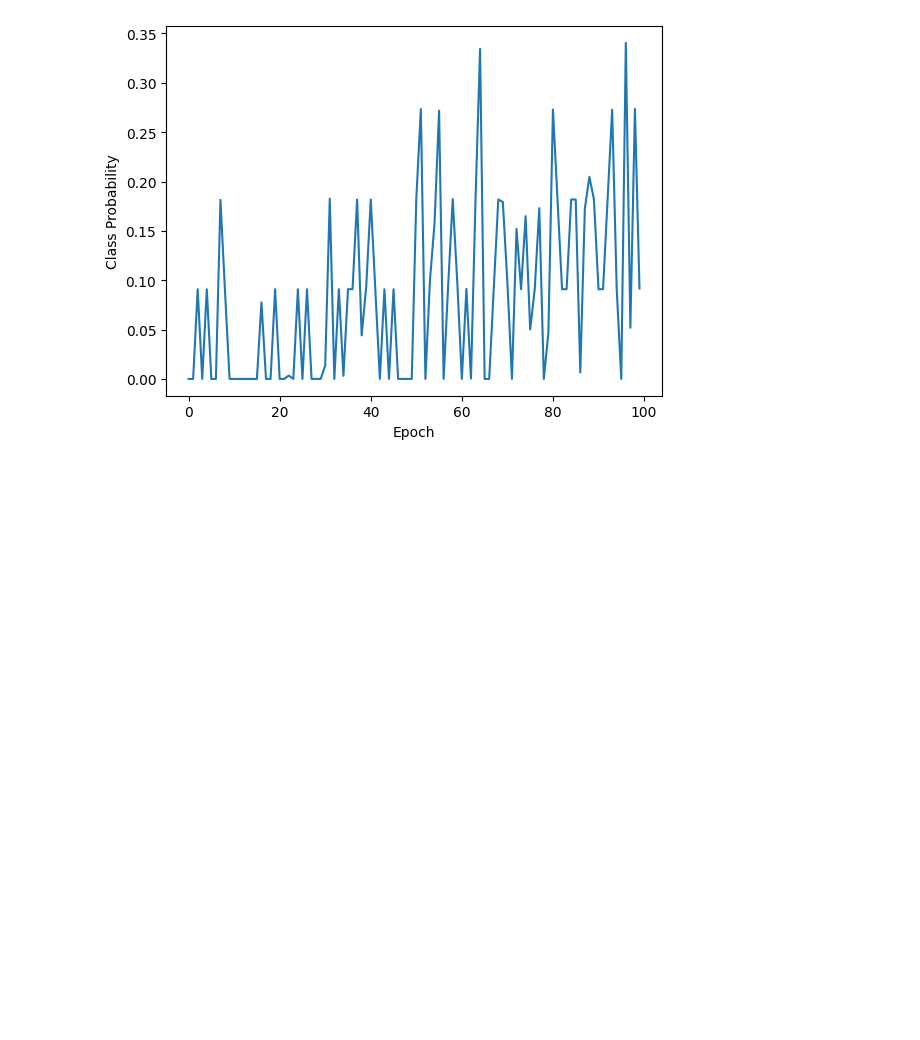
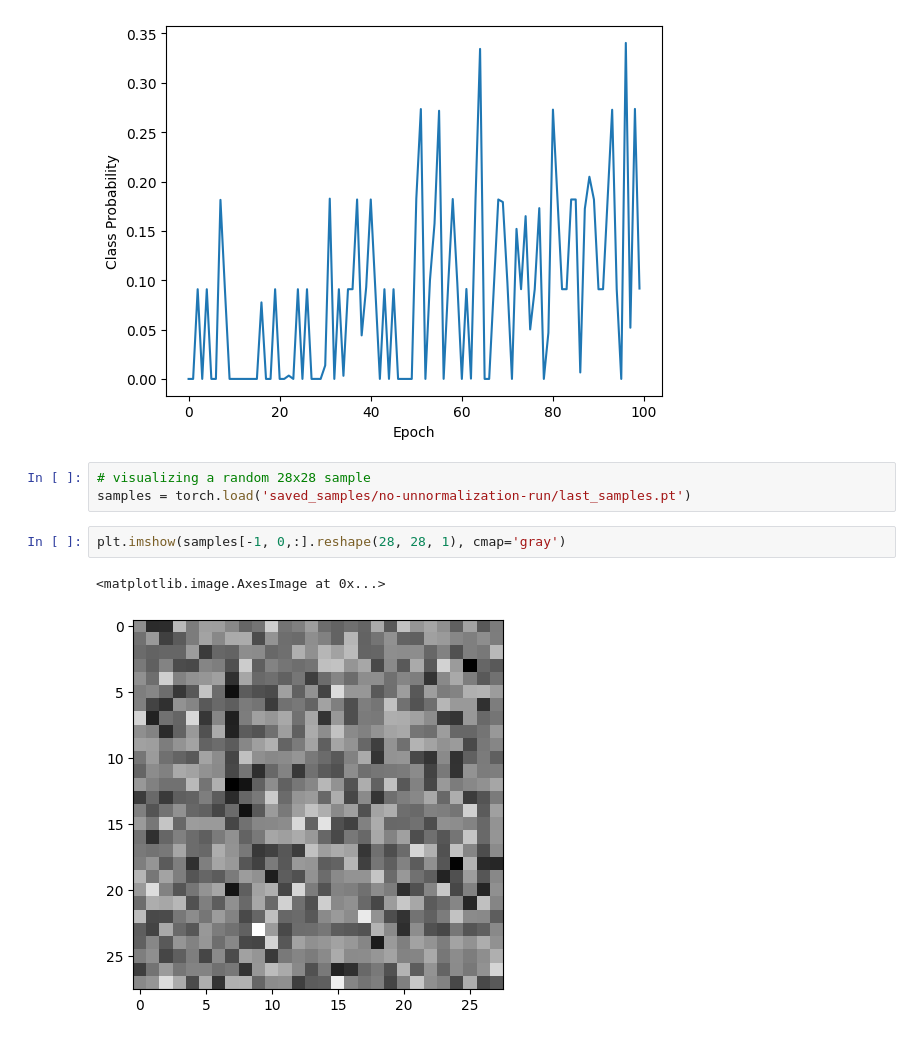
Before and after one commit to CristianManta/classifier-recovery, a Jupyter notebook: report-mnist-viz.ipynb, the cells around one changed output. Cells and saved outputs as stored; diff of their text form; blank space fills up the shorter version.

```diff
--- a/report-mnist-viz.ipynb
+++ b/report-mnist-viz.ipynb
@@ -111,3 +111,11 @@ plt.plot(np.arange(0,100),(sftmax_vectors[0:100, :, cls]).mean(dim=1).detach().n
 # %% [output]
 [<matplotlib.lines.Line2D at 0x...>]
 [figure]
+# %%
+# visualizing a random 28x28 sample
+samples = torch.load('saved_samples/no-unnormalization-run/last_samples.pt')
+# %%
+plt.imshow(samples[-1, 0,:].reshape(28, 28, 1), cmap='gray')
+# %% [output]
+<matplotlib.image.AxesImage at 0x...>
+[figure, added]
```
